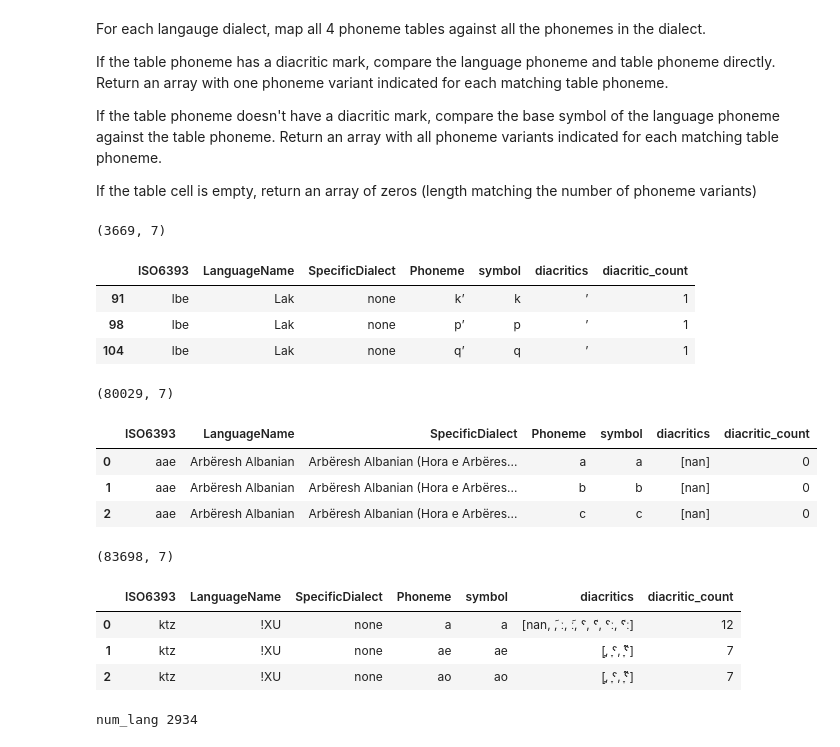
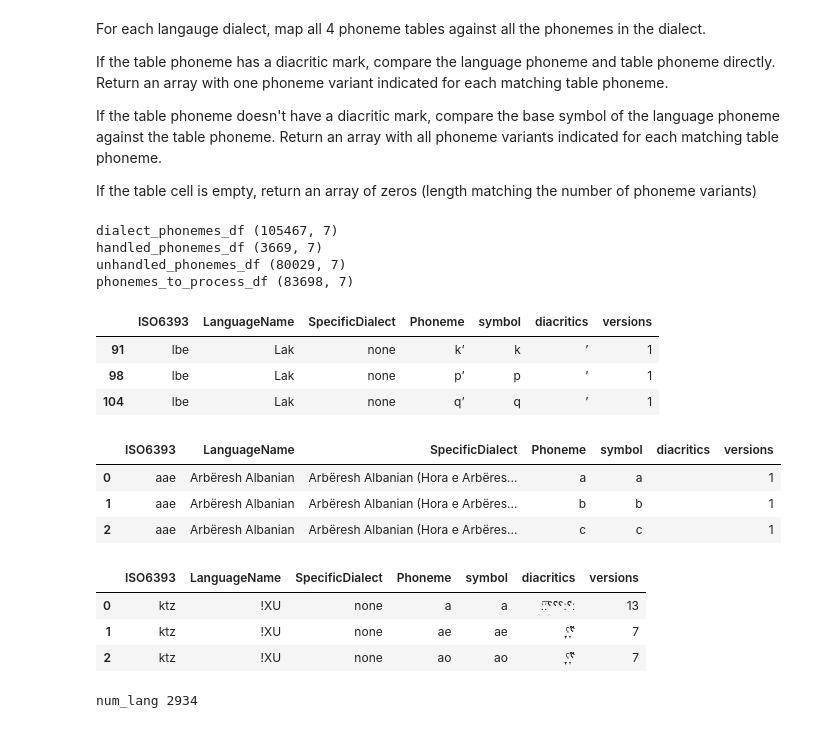
Before and after one commit to Pappa/conlanger, a Jupyter notebook: notebooks/prepare_phoible_data_copy copy.ipynb, the cells around one changed output. Saved outputs shown, nothing was run; the diff lists cells and outputs as text; code cells hidden in the pictures.

```diff
--- a/notebooks/prepare_phoible_data_copy copy.ipynb
+++ b/notebooks/prepare_phoible_data_copy copy.ipynb
@@ -57,8 +57,8 @@ def split_diacritics(phoneme):
 def split_phoneme_series(df):
     df["symbol"] = df.Phoneme.apply(split_symbol)
     df["diacritics"] = df.Phoneme.apply(split_diacritics)
-    df["diacritic_count"] = df.diacritics.str.len()
-    df.loc[df.diacritic_count == 0, "diacritics"] = np.nan
+    df.loc[df.diacritics.str.len() == 0, "diacritics"] = " "
+    df["versions"] = df.diacritics.str.len()
     return df
 
 
@@ -266,0 +214,11 @@ Name: Phoneme, dtype: object
+# %%
+# stack and split tables to seperate phonemes with/without specific diacritics
+
+table_phonemes_with_diacritics = (
+    table_phonemes[np.char.str_len(table_phonemes[:, 2]) > 0]
+)
+table_phonemes_without_diacritics = table_phonemes[
+    np.char.str_len(table_phonemes[:, 2]) == 0
+]
+
+table_phonemes_with_diacritics[0:3], table_phonemes_without_diacritics[0:3]
@@ -277,15 +242,12 @@ If the table cell is empty, return an array of zeros (length matching the number
 # in one of the tables
 
 handled_phonemes_df = dialect_phonemes_df[
-    dialect_phonemes_df.Phoneme.isin(table_phonemes_with_diacritics.values)
+    dialect_phonemes_df.Phoneme.isin(table_phonemes_with_diacritics[:, 0])
 ]
-
-print(handled_phonemes_df.shape)
-display(handled_phonemes_df.head(3))
 
 unhandled_phonemes_df = (
     dialect_phonemes_df[
-        ~dialect_phonemes_df.Phoneme.isin(table_phonemes_with_diacritics.values)
+        ~dialect_phonemes_df.Phoneme.isin(table_phonemes_with_diacritics[:, 0])
     ][
         [
             "ISO6393",
@@ -293,54 +255,58 @@ unhandled_phonemes_df = (
             "SpecificDialect",
             "symbol",
             "diacritics",
-            "diacritic_count",
+            "versions",
         ]
     ]
     .groupby(["ISO6393", "LanguageName", "SpecificDialect", "symbol"])
-    .agg({"diacritics": list, "diacritic_count": "sum"})
+    .agg({"diacritics": "".join, "versions": "sum"})
     .reset_index()
 )
 unhandled_phonemes_df["Phoneme"] = unhandled_phonemes_df.symbol
 unhandled_phonemes_df = unhandled_phonemes_df[
     [
         "ISO6393",
         "LanguageName",
         "SpecificDialect",
         "Phoneme",
         "symbol",
         "diacritics",
-        "diacritic_count",
+        "versions",
     ]
 ]
 
-
-print(unhandled_phonemes_df.shape)
-display(unhandled_phonemes_df.head(3))
 
 phonemes_to_process_df = (
     pd.concat([handled_phonemes_df, unhandled_phonemes_df])
     .sort_values(["LanguageName", "SpecificDialect", "Phoneme"])
     .reset_index(drop=True)
 )
 
-print(phonemes_to_process_df.shape)
+
+print("dialect_phonemes_df", dialect_phonemes_df.shape)
+print("handled_phonemes_df", handled_phonemes_df.shape)
+print("unhandled_phonemes_df", unhandled_phonemes_df.shape)
+print("phonemes_to_process_df", phonemes_to_process_df.shape)
+display(handled_phonemes_df.head(3))
+display(unhandled_phonemes_df.head(3))
 display(phonemes_to_process_df.head(3))
 # %% [output]
-(3669, 7)
+dialect_phonemes_df (105467, 7)
+handled_phonemes_df (3669, 7)
+unhandled_phonemes_df (80029, 7)
+phonemes_to_process_df (83698, 7)
-|  | ISO6393 | LanguageName | SpecificDialect | Phoneme | symbol | diacritics | diacritic_count |
+|  | ISO6393 | LanguageName | SpecificDialect | Phoneme | symbol | diacritics | versions |
 | 91 | lbe | Lak | none | kʼ | k | ʼ | 1 |
 | 98 | lbe | Lak | none | pʼ | p | ʼ | 1 |
 | 104 | lbe | Lak | none | qʼ | q | ʼ | 1 |
-(80029, 7)
-|  | ISO6393 | LanguageName | SpecificDialect | Phoneme | symbol | diacritics | diacritic_count |
-| 0 | aae | Arbëresh Albanian | Arbëresh Albanian (Hora e Arbëres... | a | a | [nan] | 0 |
-| 1 | aae | Arbëresh Albanian | Arbëresh Albanian (Hora e Arbëres... | b | b | [nan] | 0 |
-| 2 | aae | Arbëresh Albanian | Arbëresh Albanian (Hora e Arbëres... | c | c | [nan] | 0 |
+|  | ISO6393 | LanguageName | SpecificDialect | Phoneme | symbol | diacritics | versions |
+| 0 | aae | Arbëresh Albanian | Arbëresh Albanian (Hora e Arbëres... | a | a |  | 1 |
+| 1 | aae | Arbëresh Albanian | Arbëresh Albanian (Hora e Arbëres... | b | b |  | 1 |
+| 2 | aae | Arbëresh Albanian | Arbëresh Albanian (Hora e Arbëres... | c | c |  | 1 |
-(83698, 7)
-|  | ISO6393 | LanguageName | SpecificDialect | Phoneme | symbol | diacritics | diacritic_count |
-| 0 | ktz | !XU | none | a | a | [nan, ̃, ː, ̃ː, ˤ, ̃ˤ, ˤː, ̃ˤː] | 12 |
-| 1 | ktz | !XU | none | ae | ae | [̞, ̞ˤ, ̞̃̃ˤ] | 7 |
-| 2 | ktz | !XU | none | ao | ao | [̞, ̞ˤ, ̞̃̃ˤ] | 7 |
+|  | ISO6393 | LanguageName | SpecificDialect | Phoneme | symbol | diacritics | versions |
+| 0 | ktz | !XU | none | a | a | ̃ː̃ːˤ̃ˤˤː̃ˤː | 13 |
+| 1 | ktz | !XU | none | ae | ae | ̞̞ˤ̞̃̃ˤ | 7 |
+| 2 | ktz | !XU | none | ao | ao | ̞̞ˤ̞̃̃ˤ | 7 |
 # %%
 phonemes_to_process_by_dialect_df = phonemes_to_process_df.groupby(
     ["LanguageName", "SpecificDialect"]
```
Also changed, not shown: parts of 9 cells of this notebook.
